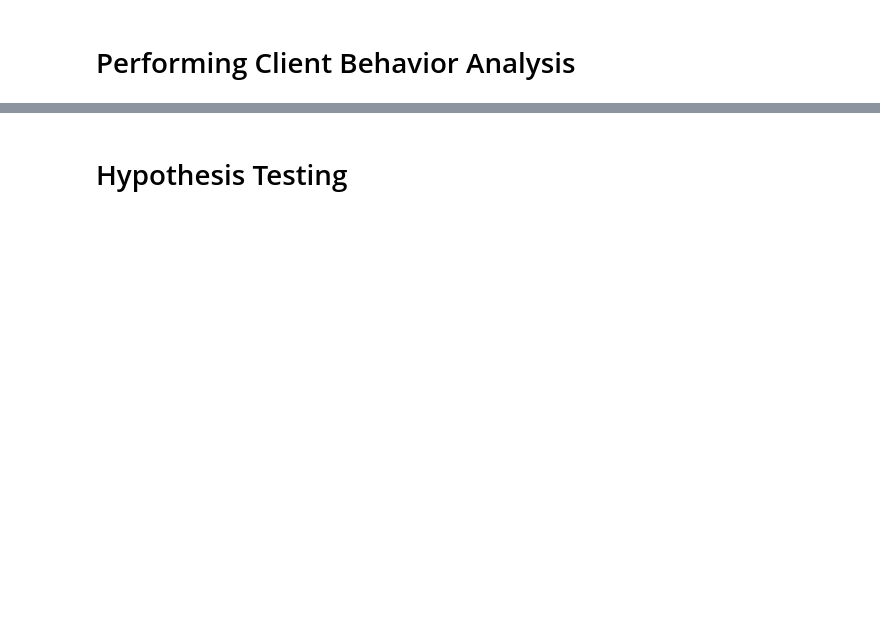
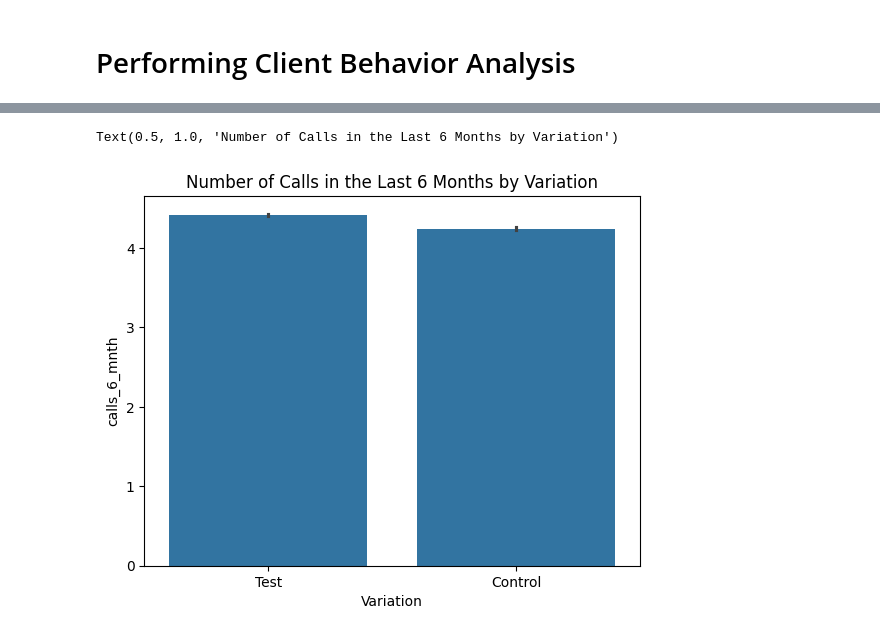
Before and after one commit to nlewism/Project-A-B-Testing-Analysis, a Jupyter notebook: src/jupyter notebook/Data Wrangling.ipynb, the cells around one changed output, grey strips where cells are left out. Saved outputs shown, nothing was run; the diff lists cells and outputs as text; code cells hidden in the pictures; blank space fills up the shorter version.

```diff
--- a/src/jupyter notebook/Data Wrangling.ipynb
+++ b/src/jupyter notebook/Data Wrangling.ipynb
@@ -477,2 +425,0 @@ Index(['client_id', 'clnt_tenure_yr', 'clnt_tenure_mnth', 'clnt_age', 'gendr',
-# %%
-grouped_data['age_group'] = pd.cut(grouped_data['clnt_age'], bins=[20, 30, 40, 50, 60, 70, 80], labels=['20-30', '30-40', '40-50', '50-60', '60-70', '70-80'])
@@ -513,2 +425,0 @@ Text(0.5, 1.0, 'Distribution of Clients by Age Group')
-# %% [markdown]
-# Hypothesis Testing
@@ -521,0 +426,6 @@ print(f'T-statistic: {t_stat}, p-value: {p_value}')
+# %%
+sns.barplot(x='Variation', y='calls_6_mnth', data=grouped_data)
+plt.title('Number of Calls in the Last 6 Months by Variation')
+# %% [output]
+Text(0.5, 1.0, 'Number of Calls in the Last 6 Months by Variation')
+[figure, added]
```
Also changed, not shown: parts of 59 cells of this notebook, 6 other files.
